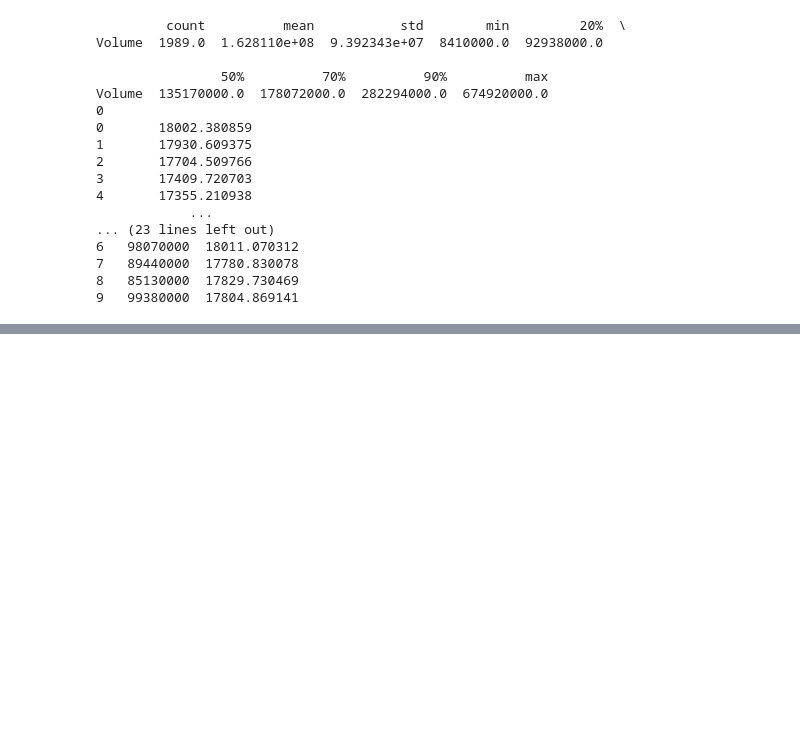
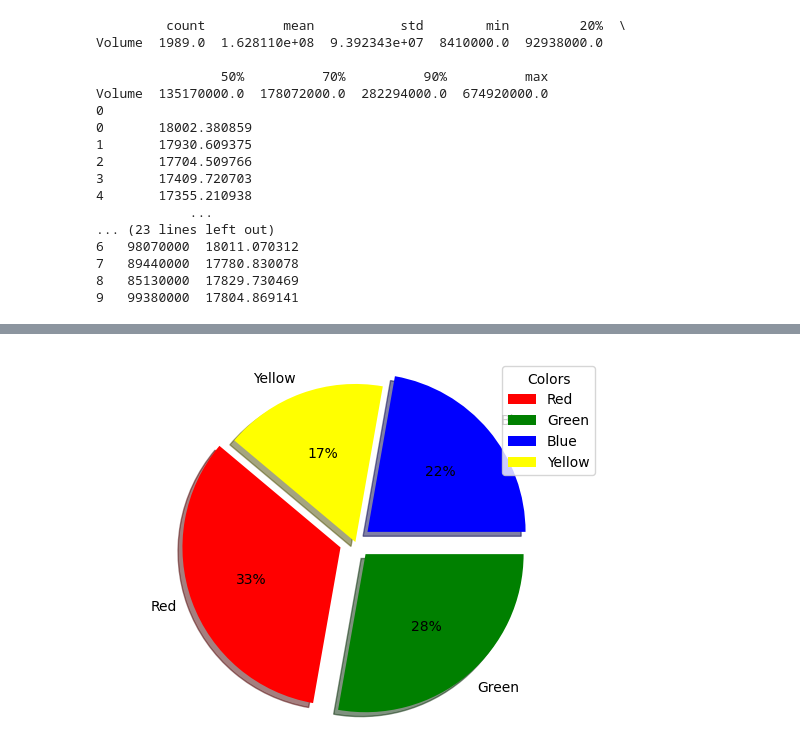
Before and after one commit to root459/datasciencelnb, a Jupyter notebook: datascience.ipynb, the cells around one changed output, grey strips where cells are left out. Saved outputs shown, nothing was run; the diff lists cells and outputs as text; code cells hidden in the pictures; blank space fills up the shorter version.

```diff
--- a/datascience.ipynb
+++ b/datascience.ipynb
@@ -886,0 +848,20 @@ Volume  135170000.0  178072000.0  282294000.0  674920000.0
+# %%
+# Data for the pie chart
+labels = ['Red', 'Green', 'Blue', 'Yellow']
+sizes = [30, 25, 20, 15]
+colors = ['red', 'green', 'blue', 'yellow']
+explode = (0.1, 0.1, 0.1, 0)  # explode the 1st slice (Red)
+
+# Create a pie chart
+plt.pie(sizes, explode=explode, labels=labels, colors=colors, autopct='%1.f%%', shadow=True, startangle=140)
+
+# Equal aspect ratio ensures that pie is drawn as a circle
+plt.axis('equal')
+
+# Adding a legend
+plt.legend(title="Colors")
+
+# Display the plot
+plt.show()
+# %% [output]
+[figure, added]
```
Also changed, not shown: parts of 34 cells of this notebook.
